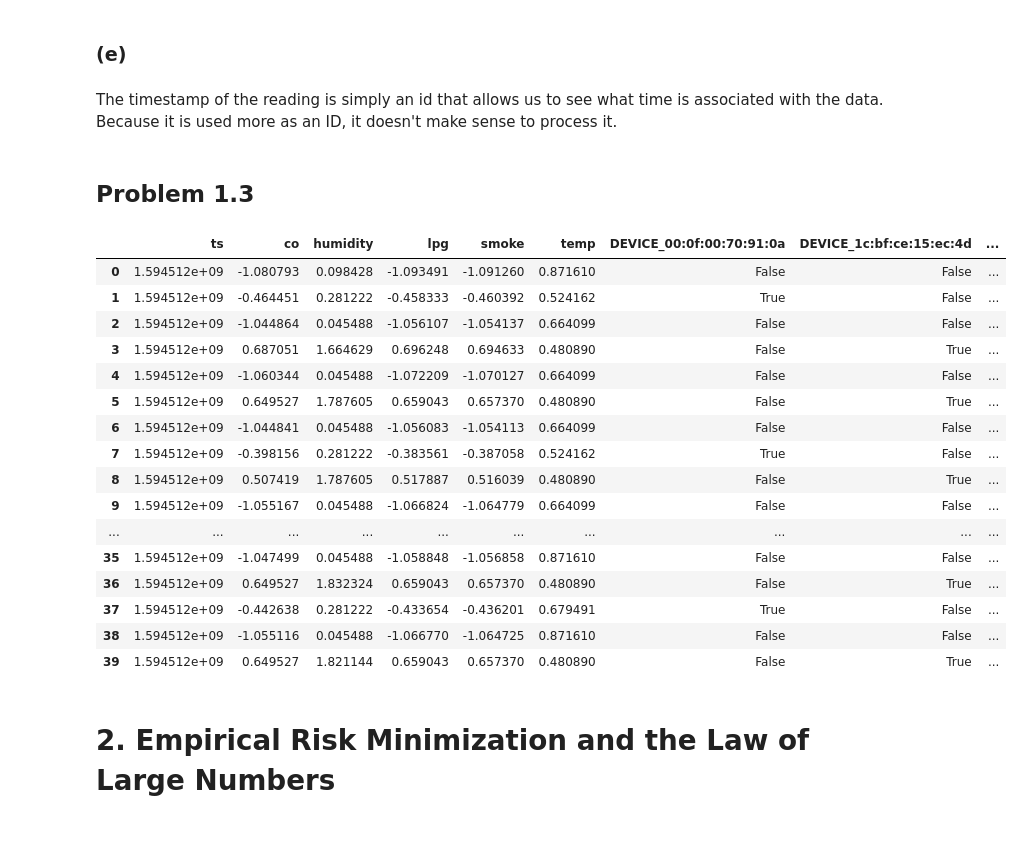
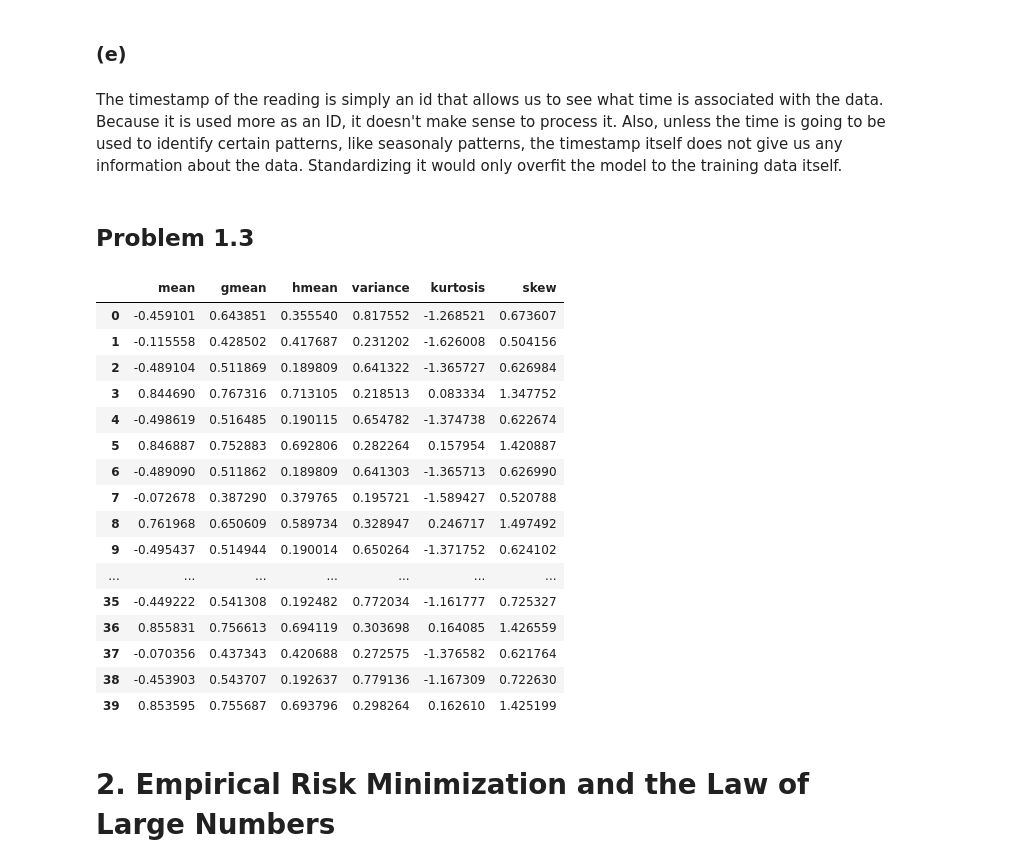
Before and after one commit to ALIENHZ1/ECE_ML, a Jupyter notebook: Exercise_2/Exercise#2_SubmissionTemplate.ipynb, the cells around one changed output. Cells and saved outputs as stored; diff of their text form; code cells hidden in the pictures; blank space fills up the shorter version.

```diff
--- a/Exercise_2/Exercise#2_SubmissionTemplate.ipynb
+++ b/Exercise_2/Exercise#2_SubmissionTemplate.ipynb
@@ -77,16 +77,14 @@ print(telemetry[telemetry['device'] == 'b8:27:eb:bf:9d:51'].shape[0])
 devices = ('00:0f:00:70:91:0a', '1c:bf:ce:15:ec:4d', 'b8:27:eb:bf:9d:51')
 telemetry_columns = [col for col in telemetry.columns if col not in ['ts', 'device', 'light', 'motion']]
 
-# Calculate means and standard deviations for each device
 means_0 = telemetry.loc[telemetry['device'] == devices[0], telemetry_columns].mean()
 means_1 = telemetry.loc[telemetry['device'] == devices[1], telemetry_columns].mean()
 means_2 = telemetry.loc[telemetry['device'] == devices[2], telemetry_columns].mean()
 
-std_0 = telemetry.loc[telemetry['device'] == devices[0], telemetry_columns].std()
-std_1 = telemetry.loc[telemetry['device'] == devices[1], telemetry_columns].std()
-std_2 = telemetry.loc[telemetry['device'] == devices[2], telemetry_columns].std()
+std_0 = telemetry.loc[telemetry['device'] == devices[0], telemetry_columns].var()
+std_1 = telemetry.loc[telemetry['device'] == devices[1], telemetry_columns].var()
+std_2 = telemetry.loc[telemetry['device'] == devices[2], telemetry_columns].var()
 
-# Create DataFrames for means and standard deviations
 means_df = pd.DataFrame({
     '00:0f:00:70:91:0a': means_0,
     '1c:bf:ce:15:ec:4d': means_1,
@@ -99,20 +97,17 @@ std_df = pd.DataFrame({
     'b8:27:eb:bf:9d:51': std_2
 })
 
-# Plot grouped bar chart for Means and Standard Deviations
 fig, ax = plt.subplots(1, 2, figsize=(14, 6))
 
-# Plot means
 means_df.plot(kind='bar', ax=ax[0], legend=True)
 ax[0].set_title('Means of Telemetry Data by Device')
 ax[0].set_ylabel('Mean Value')
 ax[0].set_xlabel('Telemetry Variables')
 ax[0].legend(title='Devices')
 
-# Plot standard deviations
 std_df.plot(kind='bar', ax=ax[1], legend=True)
-ax[1].set_title('Standard Deviations of Telemetry Data by Device')
-ax[1].set_ylabel('Standard Deviation')
+ax[1].set_title('Variance of Telemetry Data by Device')
+ax[1].set_ylabel('Variance')
 ax[1].set_xlabel('Telemetry Variables')
 ax[1].legend(title='Devices')
 
@@ -127,7 +122,7 @@ One observation to note is that the variance on device 1c:bf:ce:15:ec:4d is much
 # %%
 for device in devices:
     for col in telemetry_columns:
-        telemetry.loc[telemetry['device'] == device, col] = (telemetry.loc[telemetry['device'] == device, col]-means_df[device][col])/std_df[device][col]
+        telemetry.loc[telemetry['device'] == device, col] = (telemetry.loc[telemetry['device'] == device, col]-means_df[device][col])/std_df[device][col]**(1/2)
 telemetry.head(10)
 # %% [output]
 |  | ts | device | co | humidity | light | lpg | motion | smoke | temp |
@@ -171,36 +166,36 @@ telemetry.head(20)
 # %% [markdown]
 ### (e)
 # %% [markdown]
-The timestamp of the reading is simply an id that allows us to see what time is associated with the data. Because it is used more as an ID, it doesn't make sense to process it.
+The timestamp of the reading is simply an id that allows us to see what time is associated with the data. Because it is used more as an ID, it doesn't make sense to process it. Also, unless the time is going to be used to identify certain patterns, like seasonaly patterns, the timestamp itself does not give us any information about the data. Standardizing it would only overfit the model to the training data itself.
 # %% [markdown]
 ## Problem 1.3
 # %%
 
 telemetry['mean'] = telemetry[telemetry_columns].mean(axis=1)
 telemetry['gmean'] = sps.gmean(abs(telemetry[telemetry_columns]).values, axis=1)
 telemetry['hmean'] = sps.hmean(abs(telemetry[telemetry_columns]).values, axis=1)
 telemetry['variance'] = telemetry[telemetry_columns].var(axis=1)
 telemetry['kurtosis'] = sps.kurtosis(telemetry[telemetry_columns].values, axis=1)
 telemetry['skew'] = sps.skew(telemetry[telemetry_columns].values, axis=1)
-display(telemetry.head(40))
+display(telemetry[['mean', 'gmean', 'hmean', 'variance', 'kurtosis', 'skew']].head(40))
 # %% [output]
-|  | ts | co | humidity | lpg | smoke | temp | DEVICE_00:0f:00:70:91:0a | DEVICE_1c:bf:ce:15:ec:4d | ... |
-| 0 | 1.594512e+09 | -1.080793 | 0.098428 | -1.093491 | -1.091260 | 0.871610 | False | False | ... |
-| 1 | 1.594512e+09 | -0.464451 | 0.281222 | -0.458333 | -0.460392 | 0.524162 | True | False | ... |
-| 2 | 1.594512e+09 | -1.044864 | 0.045488 | -1.056107 | -1.054137 | 0.664099 | False | False | ... |
-| 3 | 1.594512e+09 | 0.687051 | 1.664629 | 0.696248 | 0.694633 | 0.480890 | False | True | ... |
-| 4 | 1.594512e+09 | -1.060344 | 0.045488 | -1.072209 | -1.070127 | 0.664099 | False | False | ... |
-| 5 | 1.594512e+09 | 0.649527 | 1.787605 | 0.659043 | 0.657370 | 0.480890 | False | True | ... |
-| 6 | 1.594512e+09 | -1.044841 | 0.045488 | -1.056083 | -1.054113 | 0.664099 | False | False | ... |
-| 7 | 1.594512e+09 | -0.398156 | 0.281222 | -0.383561 | -0.387058 | 0.524162 | True | False | ... |
-| 8 | 1.594512e+09 | 0.507419 | 1.787605 | 0.517887 | 0.516039 | 0.480890 | False | True | ... |
-| 9 | 1.594512e+09 | -1.055167 | 0.045488 | -1.066824 | -1.064779 | 0.664099 | False | False | ... |
-| ... | ... | ... | ... | ... | ... | ... | ... | ... | ... |
-| 35 | 1.594512e+09 | -1.047499 | 0.045488 | -1.058848 | -1.056858 | 0.871610 | False | False | ... |
-| 36 | 1.594512e+09 | 0.649527 | 1.832324 | 0.659043 | 0.657370 | 0.480890 | False | True | ... |
-| 37 | 1.594512e+09 | -0.442638 | 0.281222 | -0.433654 | -0.436201 | 0.679491 | True | False | ... |
-| 38 | 1.594512e+09 | -1.055116 | 0.045488 | -1.066770 | -1.064725 | 0.871610 | False | False | ... |
-| 39 | 1.594512e+09 | 0.649527 | 1.821144 | 0.659043 | 0.657370 | 0.480890 | False | True | ... |
+|  | mean | gmean | hmean | variance | kurtosis | skew |
+| 0 | -0.459101 | 0.643851 | 0.355540 | 0.817552 | -1.268521 | 0.673607 |
+| 1 | -0.115558 | 0.428502 | 0.417687 | 0.231202 | -1.626008 | 0.504156 |
+| 2 | -0.489104 | 0.511869 | 0.189809 | 0.641322 | -1.365727 | 0.626984 |
+| 3 | 0.844690 | 0.767316 | 0.713105 | 0.218513 | 0.083334 | 1.347752 |
+| 4 | -0.498619 | 0.516485 | 0.190115 | 0.654782 | -1.374738 | 0.622674 |
+| 5 | 0.846887 | 0.752883 | 0.692806 | 0.282264 | 0.157954 | 1.420887 |
+| 6 | -0.489090 | 0.511862 | 0.189809 | 0.641303 | -1.365713 | 0.626990 |
+| 7 | -0.072678 | 0.387290 | 0.379765 | 0.195721 | -1.589427 | 0.520788 |
+| 8 | 0.761968 | 0.650609 | 0.589734 | 0.328947 | 0.246717 | 1.497492 |
+| 9 | -0.495437 | 0.514944 | 0.190014 | 0.650264 | -1.371752 | 0.624102 |
+| ... | ... | ... | ... | ... | ... | ... |
+| 35 | -0.449222 | 0.541308 | 0.192482 | 0.772034 | -1.161777 | 0.725327 |
+| 36 | 0.855831 | 0.756613 | 0.694119 | 0.303698 | 0.164085 | 1.426559 |
+| 37 | -0.070356 | 0.437343 | 0.420688 | 0.272575 | -1.376582 | 0.621764 |
+| 38 | -0.453903 | 0.543707 | 0.192637 | 0.779136 | -1.167309 | 0.722630 |
+| 39 | 0.853595 | 0.755687 | 0.693796 | 0.298264 | 0.162610 | 1.425199 |
 # %% [markdown]
 # **2. Empirical Risk Minimization and the Law of Large Numbers**
 # %% [markdown]
```
Also changed, not shown: parts of 8 cells of this notebook, 1 other file.
